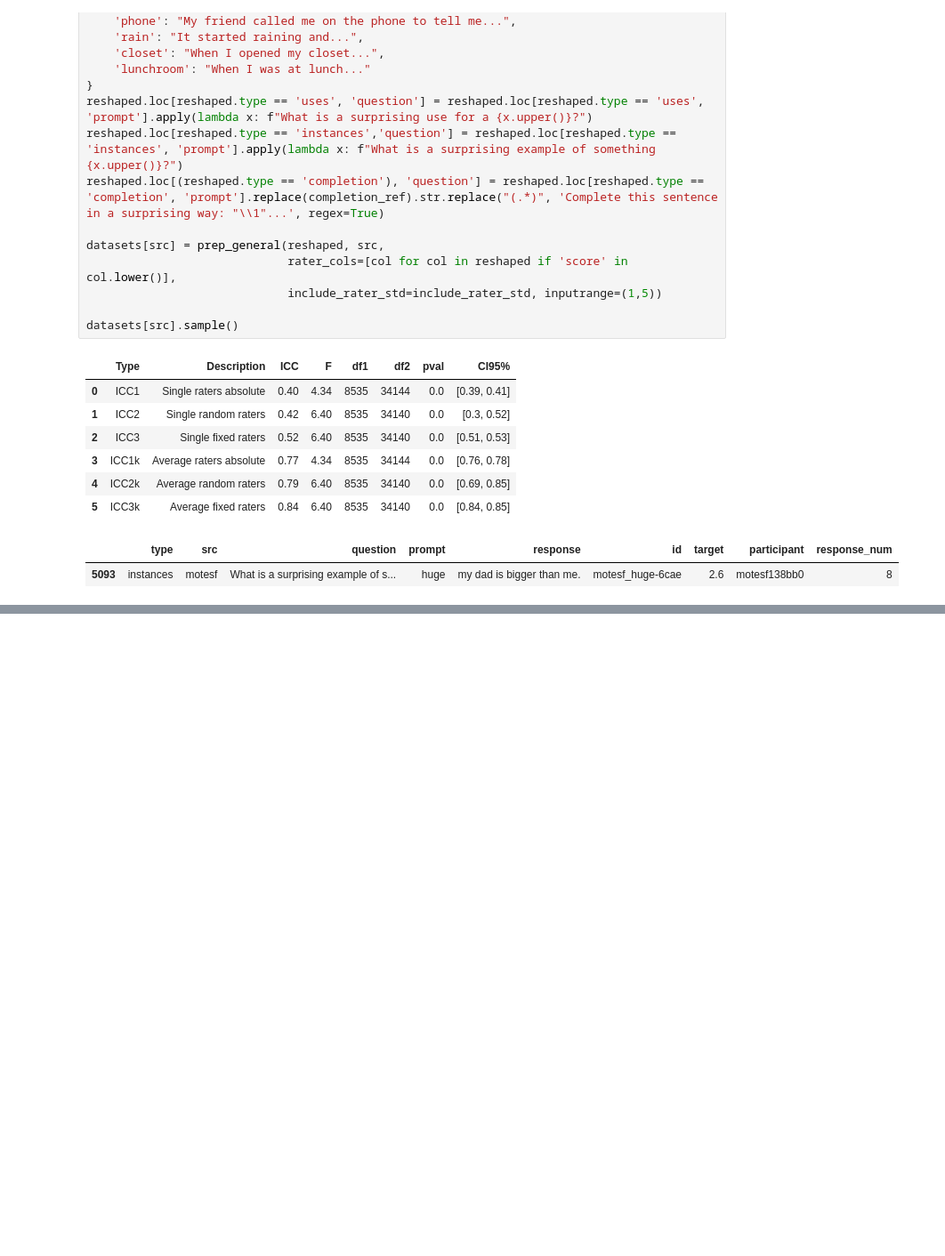
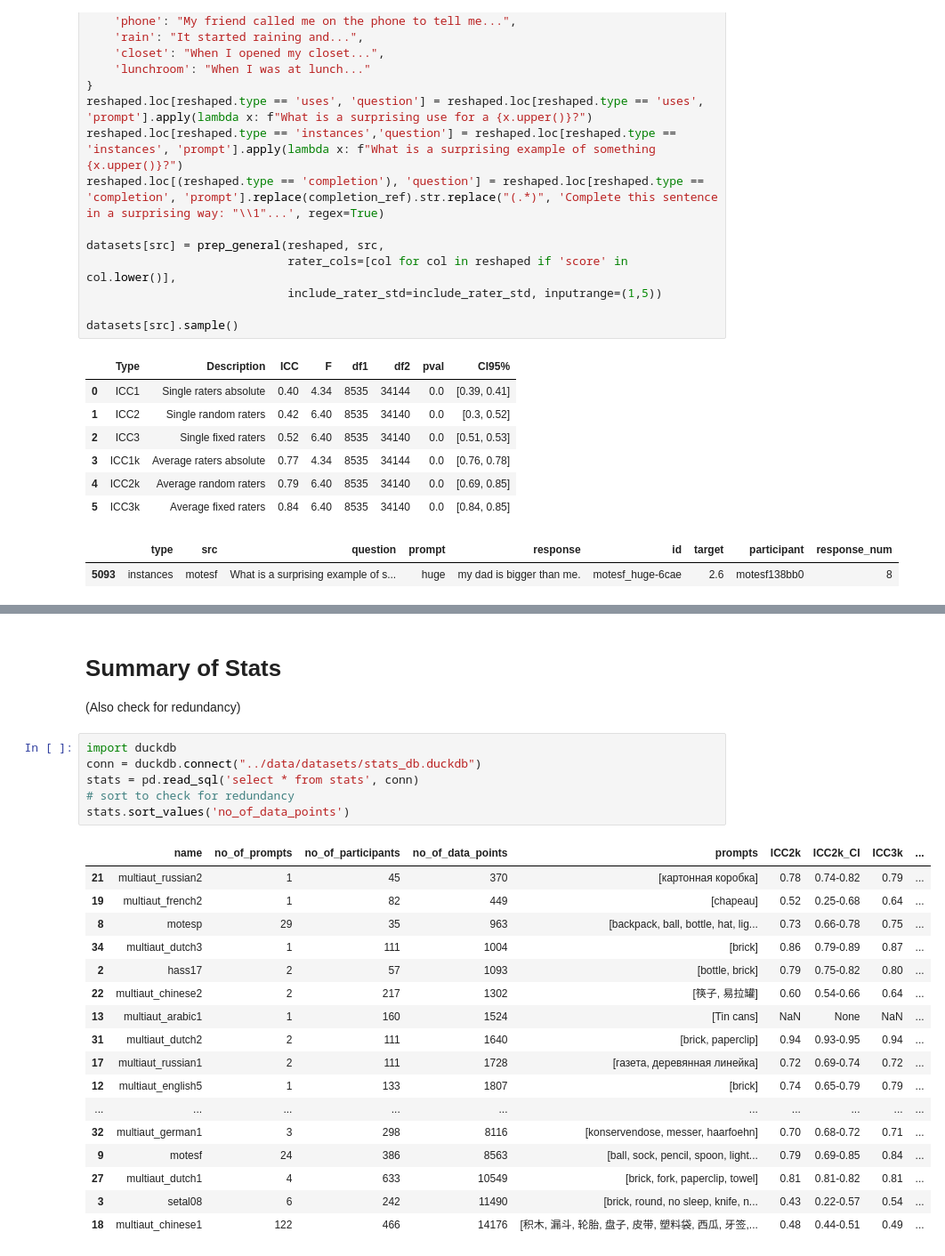
Before and after one commit to massivetexts/ocsai, a Jupyter notebook: notebooks/cleanDatasets.ipynb, the cells around one changed output, grey strips where cells are left out. Shown: that part at 89% size. Drawn from its saved outputs; the diff is of its cells as text; blank space fills up the shorter version.

```diff
--- a/notebooks/cleanDatasets.ipynb
+++ b/notebooks/cleanDatasets.ipynb
@@ -696,0 +742,28 @@ datasets[src].sample()
+# %% [markdown]
+# Summary of Stats
+
+(Also check for redundancy)
+# %%
+import duckdb
+conn = duckdb.connect("../data/datasets/stats_db.duckdb")
+stats = pd.read_sql('select * from stats', conn)
+# sort to check for redundancy
+stats.sort_values('no_of_data_points')
+# %% [output]
+|  | name | no_of_prompts | no_of_participants | no_of_data_points | prompts | ICC2k | ICC2k_CI | ICC3k | ... |
+| 21 | multiaut_russian2 | 1 | 45 | 370 | [картонная коробка] | 0.78 | 0.74-0.82 | 0.79 | ... |
+| 19 | multiaut_french2 | 1 | 82 | 449 | [chapeau] | 0.52 | 0.25-0.68 | 0.64 | ... |
+| 8 | motesp | 29 | 35 | 963 | [backpack, ball, bottle, hat, lig... | 0.73 | 0.66-0.78 | 0.75 | ... |
+| 34 | multiaut_dutch3 | 1 | 111 | 1004 | [brick] | 0.86 | 0.79-0.89 | 0.87 | ... |
+| 2 | hass17 | 2 | 57 | 1093 | [bottle, brick] | 0.79 | 0.75-0.82 | 0.80 | ... |
+| 22 | multiaut_chinese2 | 2 | 217 | 1302 | [筷子, 易拉罐] | 0.60 | 0.54-0.66 | 0.64 | ... |
+| 13 | multiaut_arabic1 | 1 | 160 | 1524 | [Tin cans] | NaN | None | NaN | ... |
+| 31 | multiaut_dutch2 | 2 | 111 | 1640 | [brick, paperclip] | 0.94 | 0.93-0.95 | 0.94 | ... |
+| 17 | multiaut_russian1 | 2 | 111 | 1728 | [газета, деревянная линейка] | 0.72 | 0.69-0.74 | 0.72 | ... |
+| 12 | multiaut_english5 | 1 | 133 | 1807 | [brick] | 0.74 | 0.65-0.79 | 0.79 | ... |
+| ... | ... | ... | ... | ... | ... | ... | ... | ... | ... |
+| 32 | multiaut_german1 | 3 | 298 | 8116 | [konservendose, messer, haarfoehn] | 0.70 | 0.68-0.72 | 0.71 | ... |
+| 9 | motesf | 24 | 386 | 8563 | [ball, sock, pencil, spoon, light... | 0.79 | 0.69-0.85 | 0.84 | ... |
+| 27 | multiaut_dutch1 | 4 | 633 | 10549 | [brick, fork, paperclip, towel] | 0.81 | 0.81-0.82 | 0.81 | ... |
+| 3 | setal08 | 6 | 242 | 11490 | [brick, round, no sleep, knife, n... | 0.43 | 0.22-0.57 | 0.54 | ... |
+| 18 | multiaut_chinese1 | 122 | 466 | 14176 | [积木, 漏斗, 轮胎, 盘子, 皮带, 塑料袋, 西瓜, 牙签,... | 0.48 | 0.44-0.51 | 0.49 | ... |
```
Also changed, not shown: parts of 18 cells of this notebook.
